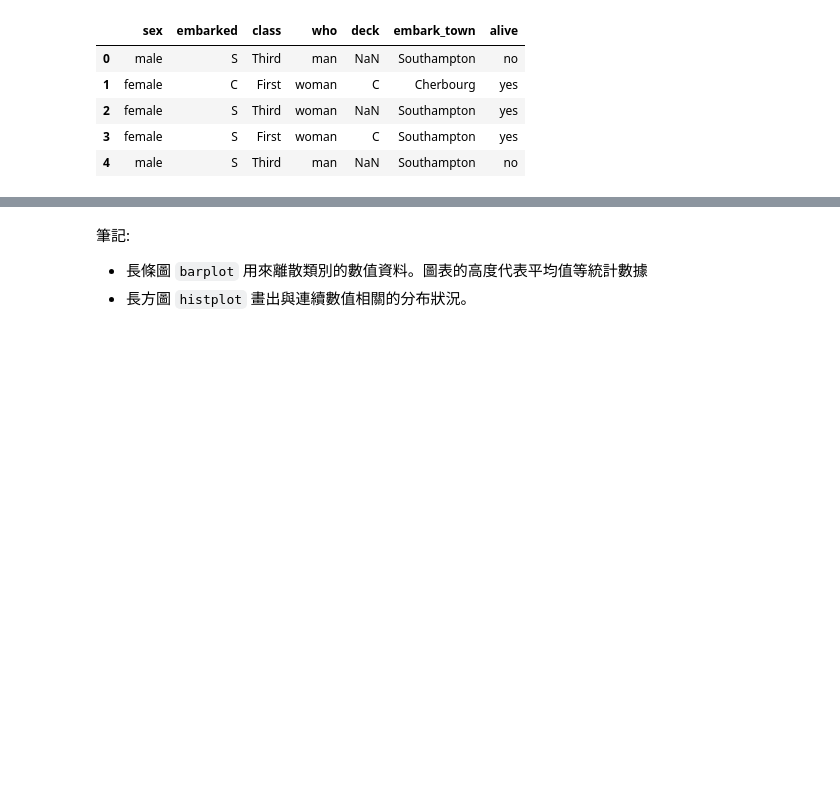
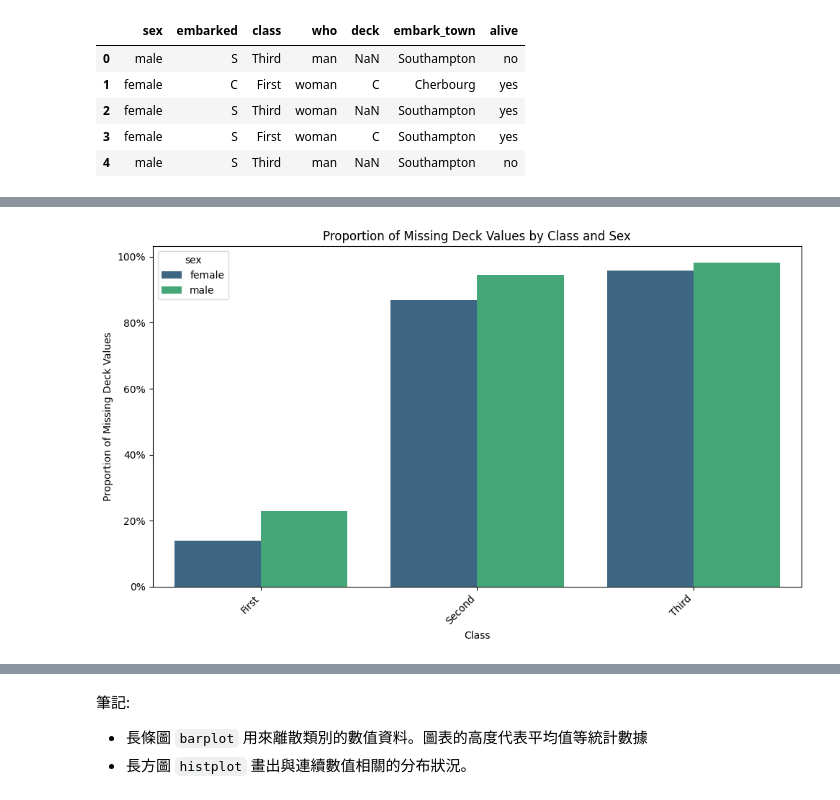
Before and after one commit to aaronhuang317/Titanic-Passenger-Survival-Prediction-and-Risk-Factor-Analysis, a Jupyter notebook: Titanic-Passenger-Survival-Prediction-and-Risk-Factor-Analysis.ipynb, the cells around one changed output, grey strips where cells are left out. Cells and saved outputs as stored; diff of their text form; code cells hidden in the pictures; blank space fills up the shorter version.

```diff
--- a/Titanic-Passenger-Survival-Prediction-and-Risk-Factor-Analysis.ipynb
+++ b/Titanic-Passenger-Survival-Prediction-and-Risk-Factor-Analysis.ipynb
@@ -130,0 +135,6 @@ dtype: object
+# %%
+missing_deck_by_group = titanic_df.groupby(['class', 'sex'])['deck'].apply(lambda x: x.isnull().sum()).reset_index()
+missing_deck_by_group.rename(columns={'deck': 'missing_deck_count'}, inplace=True)
+
+print("按艙等和性別分組的甲板缺失值計數：")
+display(missing_deck_by_group)
@@ -130,0 +150,13 @@ dtype: object
+# %%
+total_passengers_by_group = titanic_df.groupby(['class', 'sex']).size().reset_index(name='total_passengers')
+
+missing_deck_proportion = pd.merge(
+    missing_deck_by_group,
+    total_passengers_by_group,
+    on=['class', 'sex']
+)
+
+missing_deck_proportion['missing_deck_ratio'] = missing_deck_proportion['missing_deck_count'] / missing_deck_proportion['total_passengers']
+
+print("按艙等和性別分組的甲板缺失比例：")
+display(missing_deck_proportion)
@@ -130,0 +172,22 @@ dtype: object
+# %%
+import matplotlib.pyplot as plt
+import matplotlib.ticker as mtick
+import seaborn as sns # Ensure seaborn is also imported if not globally available
+
+plt.figure(figsize=(10, 6))
+sns.barplot(
+    x='class',
+    y='missing_deck_ratio',
+    hue='sex',
+    data=missing_deck_proportion,
+    palette='viridis'
+)
+plt.title('Proportion of Missing Deck Values by Class and Sex')
+plt.xlabel('Class')
+plt.ylabel('Proportion of Missing Deck Values')
+plt.gca().yaxis.set_major_formatter(mtick.PercentFormatter(xmax=1))
+plt.xticks(rotation=45, ha='right')
+plt.tight_layout()
+plt.show()
+# %% [output]
+[figure, added]
```
Also changed, not shown: parts of 16 cells of this notebook.
